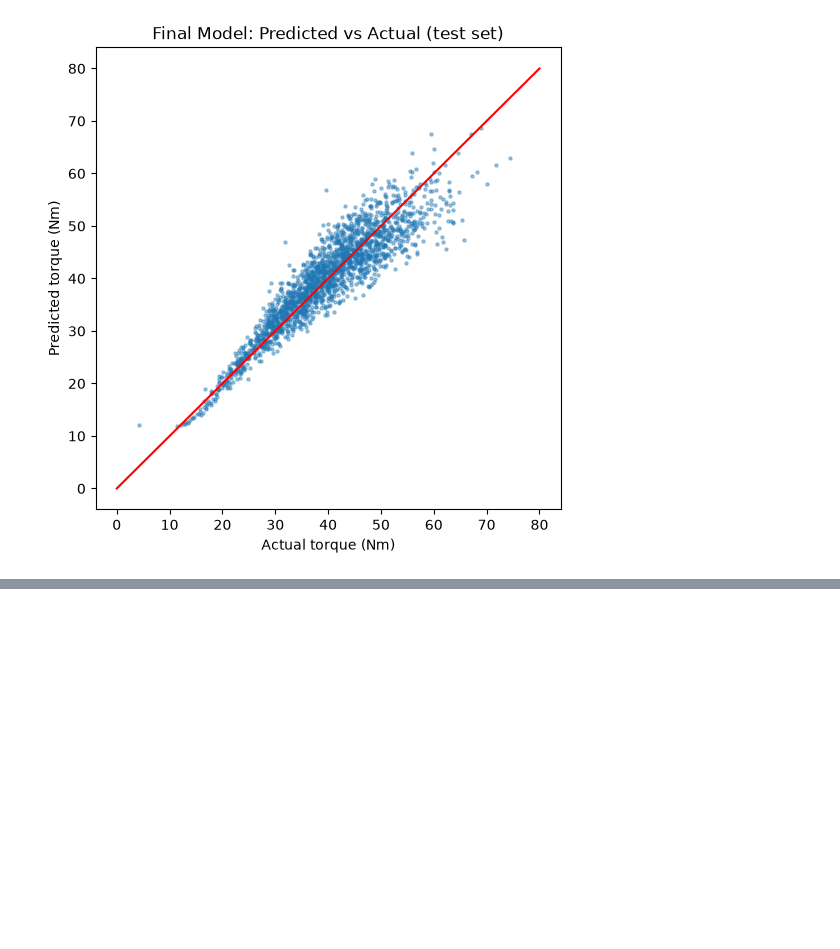
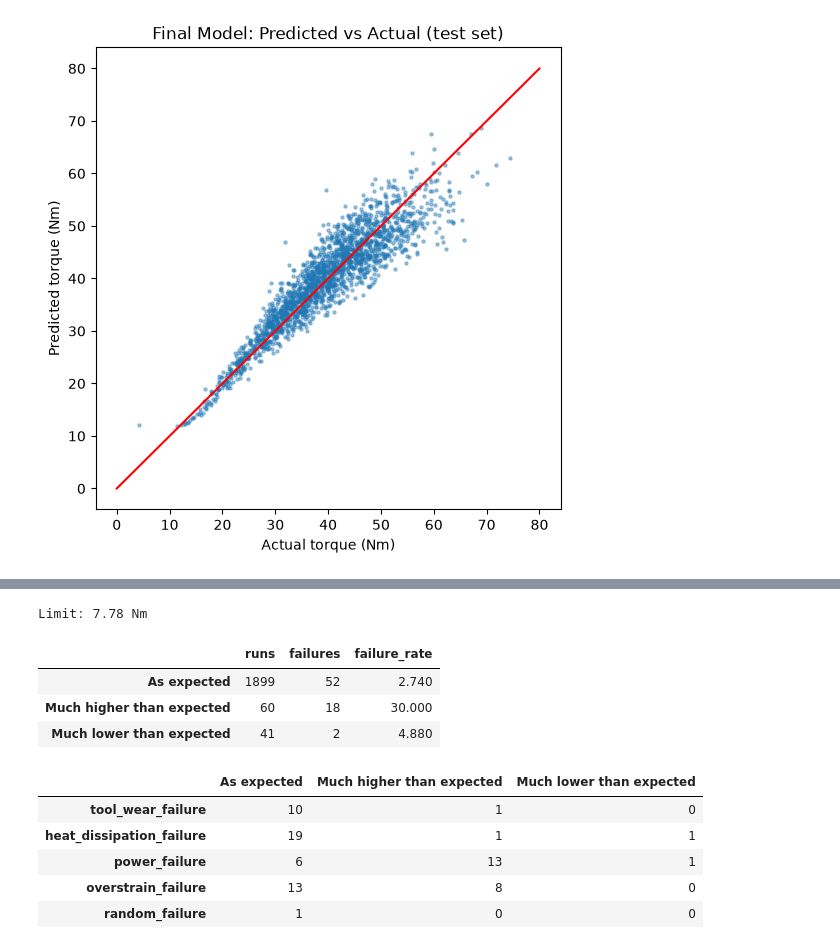
Before and after one commit to DavisenV/Group1-PROG8431-ProblemAnalysis_Workshop_C, a Jupyter notebook: Workshop_C.ipynb, the cells around one changed output, grey strips where cells are left out. Cells and saved outputs as stored; diff of their text form; code cells hidden in the pictures; blank space fills up the shorter version.

```diff
--- a/Workshop_C.ipynb
+++ b/Workshop_C.ipynb
@@ -1569,0 +1621,29 @@ plt.show()
+# %%
+# Flag test runs whose torque is far from what the model expects
+limit = 2 * np.sqrt(final_model.mse_resid)        # from the training data
+residual = test["torque"] - final_model.predict(test)
+
+group = np.select([residual > limit, residual < -limit],
+                  ["Much higher than expected", "Much lower than expected"],
+                  default="As expected")
+
+print(f"Limit: {limit:.2f} Nm")
+flag_table = test.groupby(group)["machine_failure"].agg(runs="size", failures="sum", failure_rate="mean")
+flag_table["failure_rate"] *= 100      # percent
+display(flag_table.round(2))
+
+# Which failure types are in each group?
+flags = ["tool_wear_failure", "heat_dissipation_failure", "power_failure", "overstrain_failure", "random_failure"]
+display(test.groupby(group)[flags].sum().T)
+# %% [output]
+Limit: 7.78 Nm
+|  | runs | failures | failure_rate |
+| As expected | 1899 | 52 | 2.740 |
+| Much higher than expected | 60 | 18 | 30.000 |
+| Much lower than expected | 41 | 2 | 4.880 |
+|  | As expected | Much higher than expected | Much lower than expected |
+| tool_wear_failure | 10 | 1 | 0 |
+| heat_dissipation_failure | 19 | 1 | 1 |
+| power_failure | 6 | 13 | 1 |
+| overstrain_failure | 13 | 8 | 0 |
+| random_failure | 1 | 0 | 0 |
```
Also changed, not shown: parts of 10 cells of this notebook.
